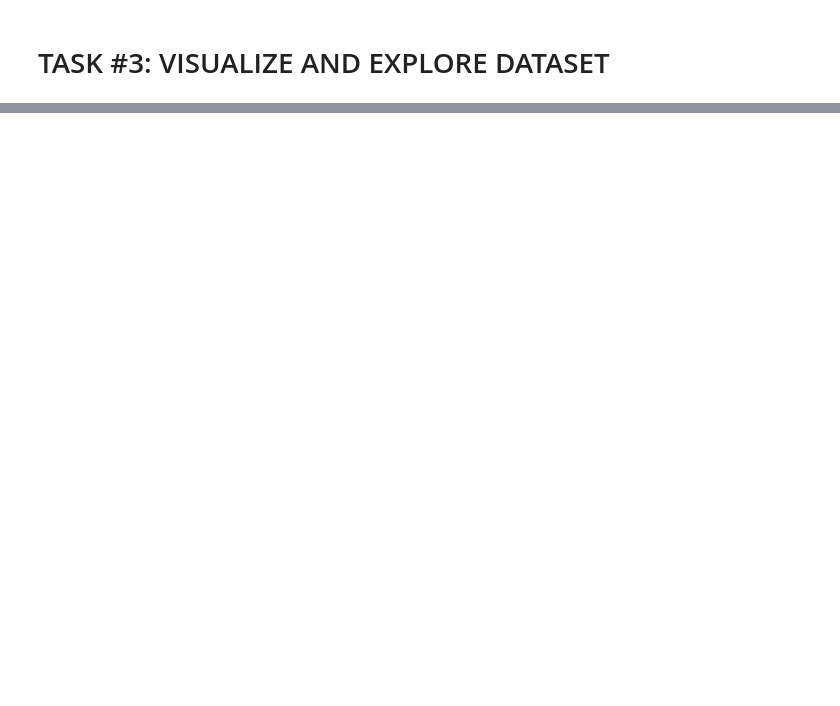
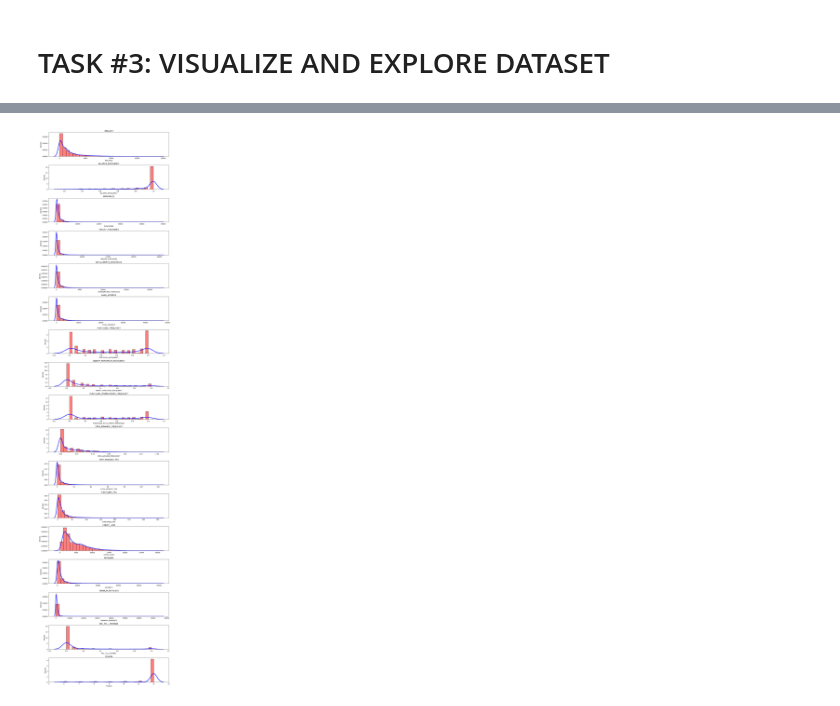
Before and after one commit to ranjansinghds/Marketing_Department_Project, a Jupyter notebook: Market_Department_Project.ipynb, the cells around one changed output, grey strips where cells are left out. Drawn from its saved outputs; the diff is of its cells as text; code cells hidden in the pictures; blank space fills up the shorter version.

```diff
--- a/Market_Department_Project.ipynb
+++ b/Market_Department_Project.ipynb
@@ -134,0 +165,9 @@ creditcard_df[creditcard_df['CASH_ADVANCE'] == 47137.211760]
+# %%
+# Fill up the missing elements with mean of the 'MINIMUN_PAYMENT'
+creditcard_df['MINIMUM_PAYMENTS'] = creditcard_df['MINIMUM_PAYMENTS'].fillna(creditcard_df['MINIMUM_PAYMENTS'].mean())
+
+# this is the second method
+# (creditcard_df.loc[(creditcard_df['MINIMUM_PAYMENTS'].isnull() == True), 'MINIMUM_PAYMENT']) = creditcard_df['MINIMUM_PAYMENTS'].mean()
+# %%
+# Fill  up the missing elements with mean of the 'CREDIT_LIMIT'
+creditcard_df['CREDIT_LIMIT'] = creditcard_df['CREDIT_LIMIT'].fillna(creditcard_df['CREDIT_LIMIT'].mean())
@@ -134,0 +202,3 @@ creditcard_df[creditcard_df['CASH_ADVANCE'] == 47137.211760]
+# %%
+# Let's drop Customer ID since it has no meaning here
+creditcard_df.drop(['CUST_ID'], axis=1, inplace= True)
@@ -134,0 +225,25 @@ creditcard_df[creditcard_df['CASH_ADVANCE'] == 47137.211760]
+# %%
+# distplot combines the matplotlib.hist function with seaborn kdeplot()
+# KDE Plot represents the Kernel Density Estimate
+# KDE is used for visualizing the Probability Density of a continuous variable.
+# KDE demonstrates the probability density at different values in a continuous variable.
+
+# Mean of balance is $1500
+# 'Balance_Frequency' for most customers is updated frequently ~1
+# For 'PURCHASES_FREQUENCY', there are two distinct group of customers
+# For 'ONEOFF_PURCHASES_FREQUENCY' and 'PURCHASES_INSTALLMENT_FREQUENCY' most users don't do one off puchases or installment purchases frequently
+# Very small number of customers pay their balance in full 'PRC_FULL_PAYMENT'~0
+# Credit limit average is around $4500
+# Most customers are ~11 years tenure
+
+plt.figure(figsize=(12,50))
+for i in range(len(creditcard_df.columns)):
+    plt.subplot(len(creditcard_df.columns), 1, i + 1)
+    sns.histplot(creditcard_df.iloc[:, i], bins=30, stat='density', kde=True, color='r')
+    sns.kdeplot(creditcard_df.iloc[:, i], color='b', lw=3)
+
+    plt.title(creditcard_df.columns[i])
+
+plt.tight_layout()
+# %% [output]
+[figure, added]
```
Also changed, not shown: parts of 17 cells of this notebook.
